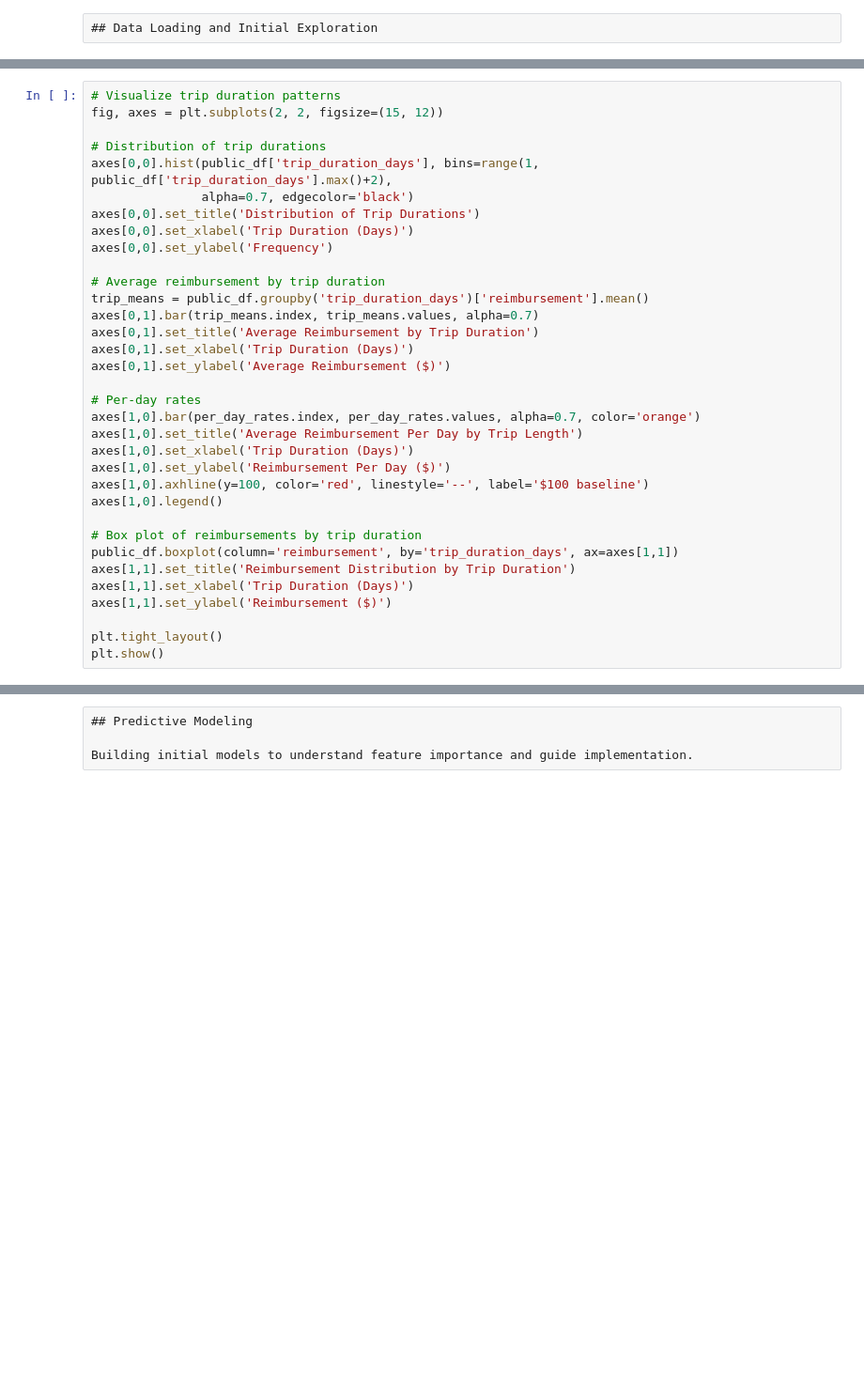
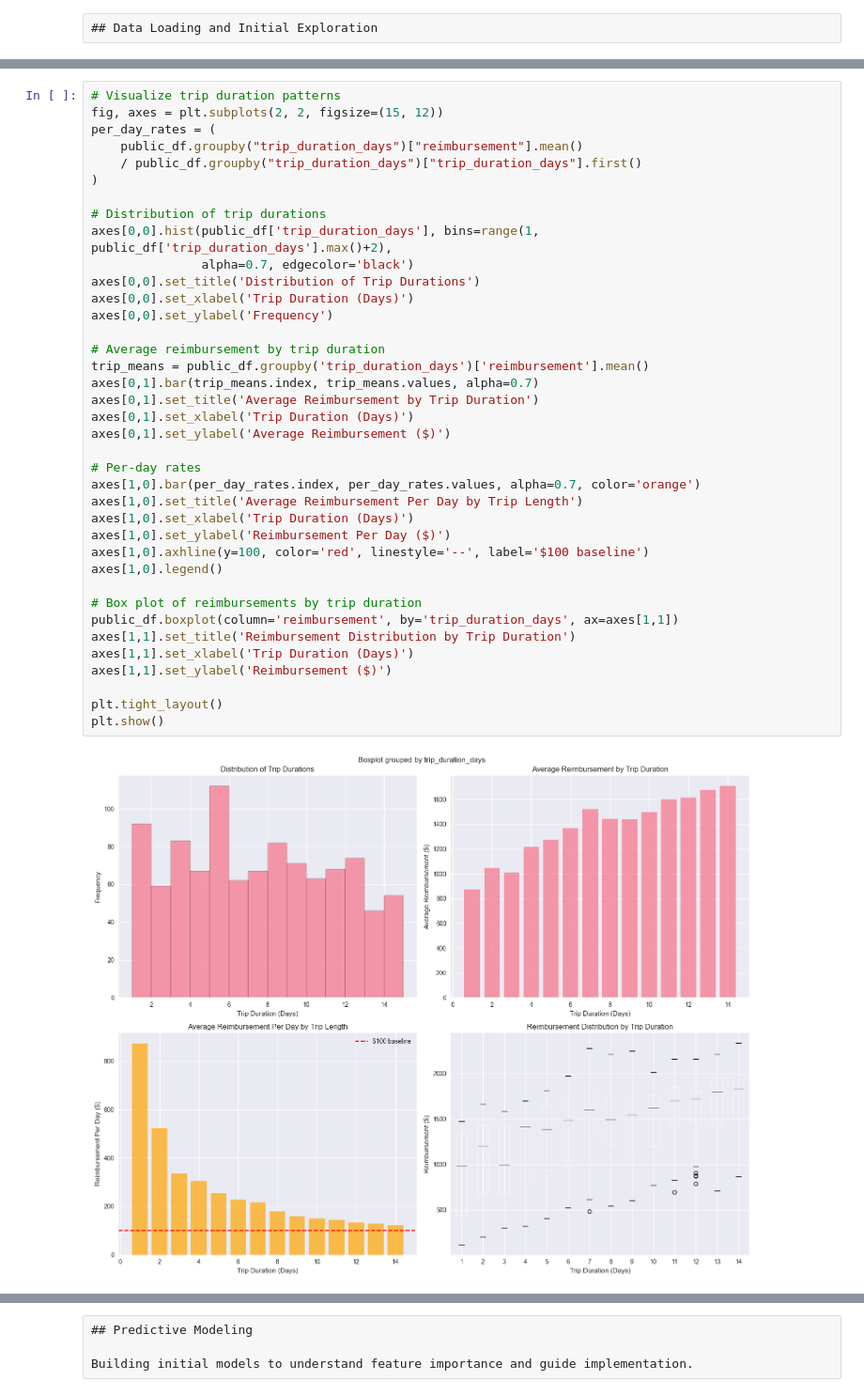
Before and after one commit to lbxa/top-coder-challenge, a Jupyter notebook: analysis.ipynb, the cells around one changed output, grey strips where cells are left out. Shown at 94% size. Saved outputs shown, nothing was run; the diff lists cells and outputs as text; blank space fills up the shorter version.

```diff
--- a/analysis.ipynb
+++ b/analysis.ipynb
@@ -78,34 +126,40 @@ for days, rate in per_day_rates.items():
 # %%
 # Visualize trip duration patterns
 fig, axes = plt.subplots(2, 2, figsize=(15, 12))
+per_day_rates = (
+    public_df.groupby("trip_duration_days")["reimbursement"].mean()
+    / public_df.groupby("trip_duration_days")["trip_duration_days"].first()
+)
 
 # Distribution of trip durations
 axes[0,0].hist(public_df['trip_duration_days'], bins=range(1, public_df['trip_duration_days'].max()+2),
                alpha=0.7, edgecolor='black')
 axes[0,0].set_title('Distribution of Trip Durations')
 axes[0,0].set_xlabel('Trip Duration (Days)')
 axes[0,0].set_ylabel('Frequency')
 
 # Average reimbursement by trip duration
 trip_means = public_df.groupby('trip_duration_days')['reimbursement'].mean()
 axes[0,1].bar(trip_means.index, trip_means.values, alpha=0.7)
 axes[0,1].set_title('Average Reimbursement by Trip Duration')
 axes[0,1].set_xlabel('Trip Duration (Days)')
 axes[0,1].set_ylabel('Average Reimbursement ($)')
 
 # Per-day rates
 axes[1,0].bar(per_day_rates.index, per_day_rates.values, alpha=0.7, color='orange')
 axes[1,0].set_title('Average Reimbursement Per Day by Trip Length')
 axes[1,0].set_xlabel('Trip Duration (Days)')
 axes[1,0].set_ylabel('Reimbursement Per Day ($)')
 axes[1,0].axhline(y=100, color='red', linestyle='--', label='$100 baseline')
 axes[1,0].legend()
 
 # Box plot of reimbursements by trip duration
 public_df.boxplot(column='reimbursement', by='trip_duration_days', ax=axes[1,1])
 axes[1,1].set_title('Reimbursement Distribution by Trip Duration')
 axes[1,1].set_xlabel('Trip Duration (Days)')
 axes[1,1].set_ylabel('Reimbursement ($)')
 
 plt.tight_layout()
 plt.show()
+# %% [output]
+[figure, added]
```
Also changed, not shown: parts of 23 cells of this notebook, 1 other file.
